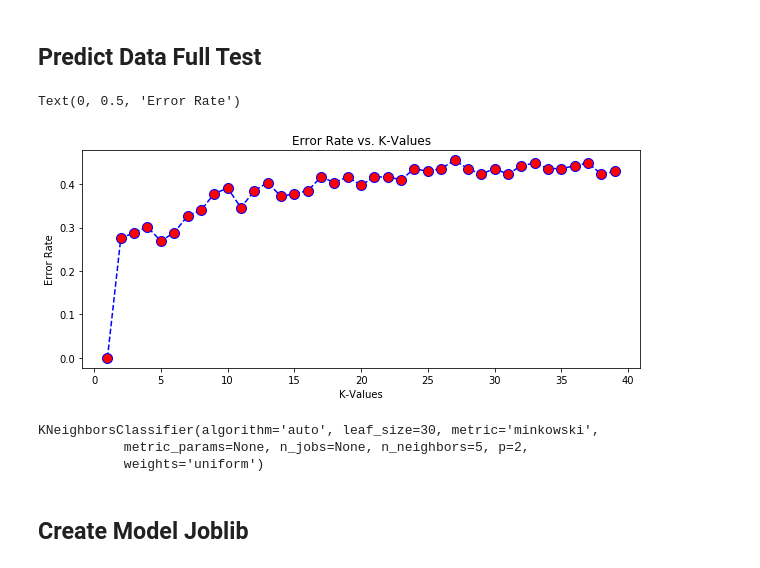
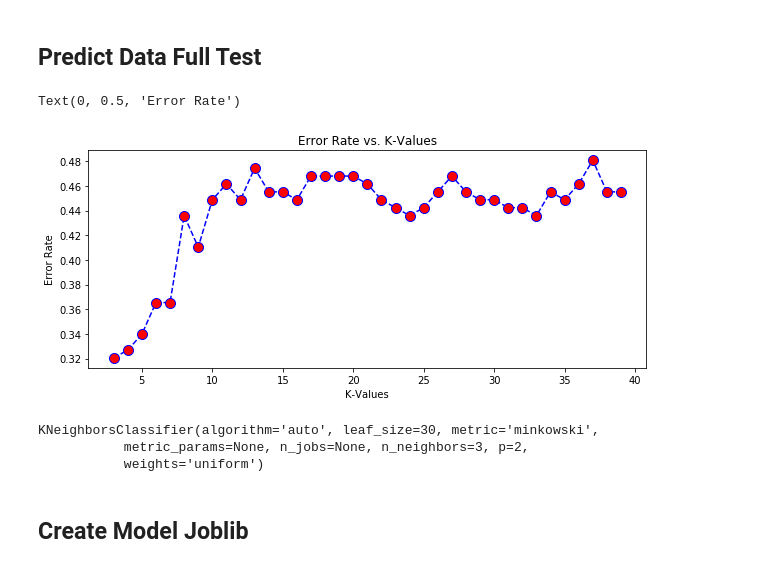
Before and after one commit to aldoazali/ButuhPassingan_IF3170, a Jupyter notebook: IF3170_Butuh_Passingan_vAldo.ipynb, the cells around one changed output. Cells and saved outputs as stored; diff of their text form; code cells hidden in the pictures.

```diff
--- a/IF3170_Butuh_Passingan_vAldo.ipynb
+++ b/IF3170_Butuh_Passingan_vAldo.ipynb
@@ -381,11 +378,16 @@ from sklearn.metrics import accuracy_score
 from sklearn.neighbors import KNeighborsClassifier
 # %%
 error_rate = []
-for i in range(1,40):
+error_min = 1
+min = 0
+for i in range(3,40):
     knn_split = KNeighborsClassifier(n_neighbors=i)
     knn_split.fit(X_train_split, y_train_split)
     predict_knn_i_split = knn_split.predict(X_test_split)
     error_rate.append(np.mean(predict_knn_i_split != y_test_split))
+    if(np.mean(predict_knn_i_split != y_test_split) < error_min):
+        error_min = np.mean(predict_knn_i_split != y_test_split)
+        min = i
 # %%
 # Configure and plot error rate over k values
 plt.figure(figsize=(10,4))
@@ -399,5 +401,5 @@ Text(0, 0.5, 'Error Rate')
 # %%
-knn = KNeighborsClassifier(n_neighbors=5)
+knn = KNeighborsClassifier(n_neighbors=min)
 knn.fit(X_train_split, y_train_split)
 # %% [output]
 KNeighborsClassifier(algorithm='auto', leaf_size=30, metric='minkowski',
@@ -483,8 +484,0 @@ Misclassification Rate: 0.10256410256410256
-# %%
-val_accuracy = []
-for i in np.arange(1,40):
-    knn = KNeighborsClassifier(n_neighbors=i)
-    knn.fit(X_train_split,y_train_split)
-    y_predict_split = knn.predict(X_test_split)
-    performance = np.mean(y_predict_split == y_test_split)
-    val_accuracy.append(performance)
@@ -502,27 +488,32 @@ plt.plot(val_accuracy)
 X_train = pd.get_dummies(X_train)
 # %%
 error_rate = []
-for i in range(1,40):
+error_min = 1
+min = 0
+for i in range(3,40):
     knn = KNeighborsClassifier(n_neighbors=i)
     knn.fit(X_train, y_train)
     predict_knn_i = knn.predict(X_test_split)
     error_rate.append(np.mean(predict_knn_i != y_test_split))
+    if(np.mean(predict_knn_i_split != y_test_split) < error_min):
+        error_min = np.mean(predict_knn_i_split != y_test_split)
+        min = i
 # %%
 # Configure and plot error rate over k values
 plt.figure(figsize=(10,4))
-plt.plot(range(1,40), error_rate, color='blue', linestyle='dashed', marker='o', markerfacecolor='red', markersize=10)
+plt.plot(range(3,40), error_rate, color='blue', linestyle='dashed', marker='o', markerfacecolor='red', markersize=10)
 plt.title('Error Rate vs. K-Values')
 plt.xlabel('K-Values')
 plt.ylabel('Error Rate')
 # %% [output]
 Text(0, 0.5, 'Error Rate')
-[figure, old version]
+[figure, new version]
 # %%
-knn = KNeighborsClassifier(n_neighbors=5)
+knn = KNeighborsClassifier(n_neighbors=min)
 knn.fit(X_train, y_train)
 # %% [output]
 KNeighborsClassifier(algorithm='auto', leaf_size=30, metric='minkowski',
-           metric_params=None, n_jobs=None, n_neighbors=5, p=2,
+           metric_params=None, n_jobs=None, n_neighbors=3, p=2,
            weights='uniform')
 # %% [markdown]
 ## Create Model Joblib
```
Also changed, not shown: parts of 16 cells of this notebook, 2 other files.
